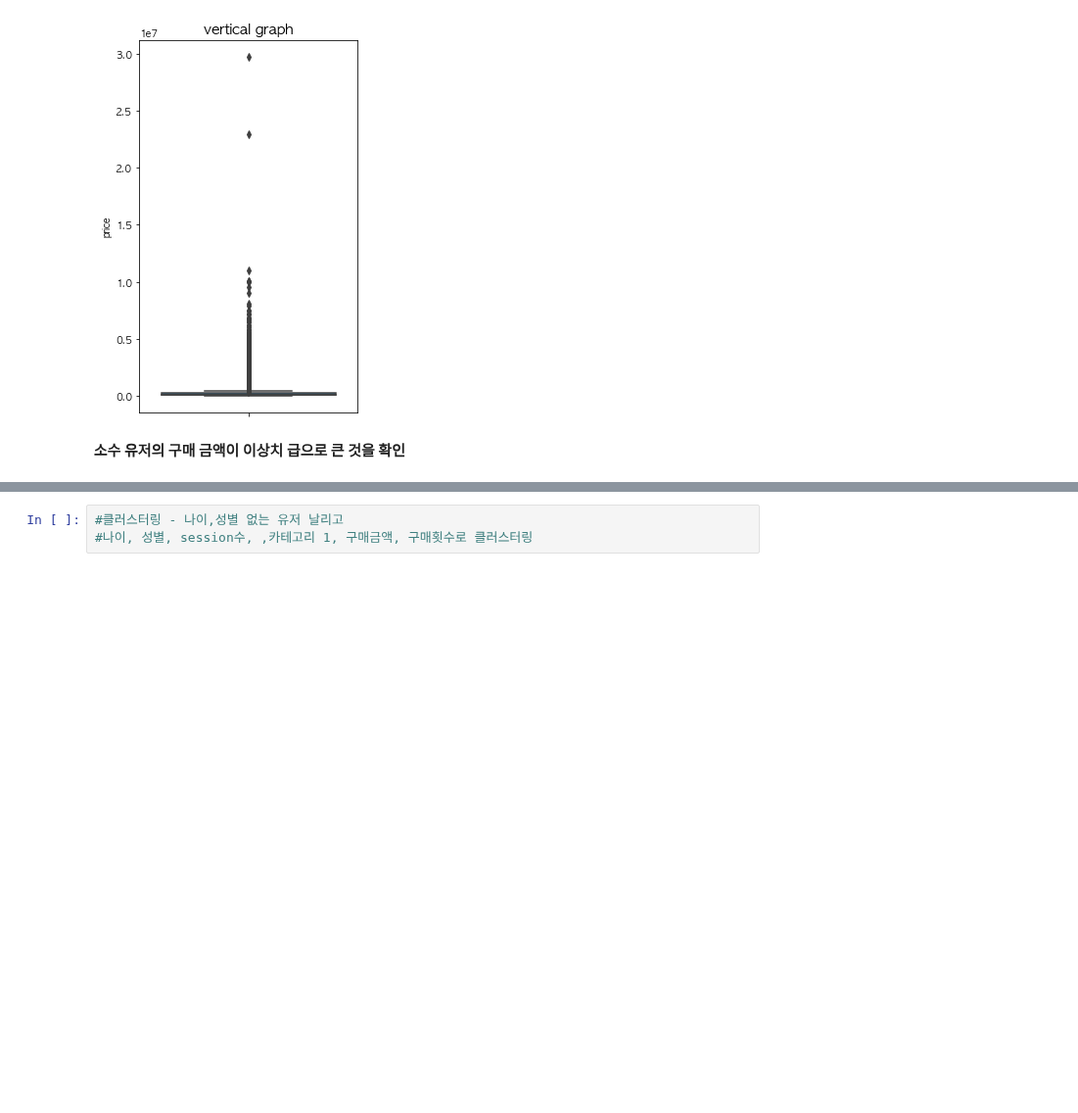
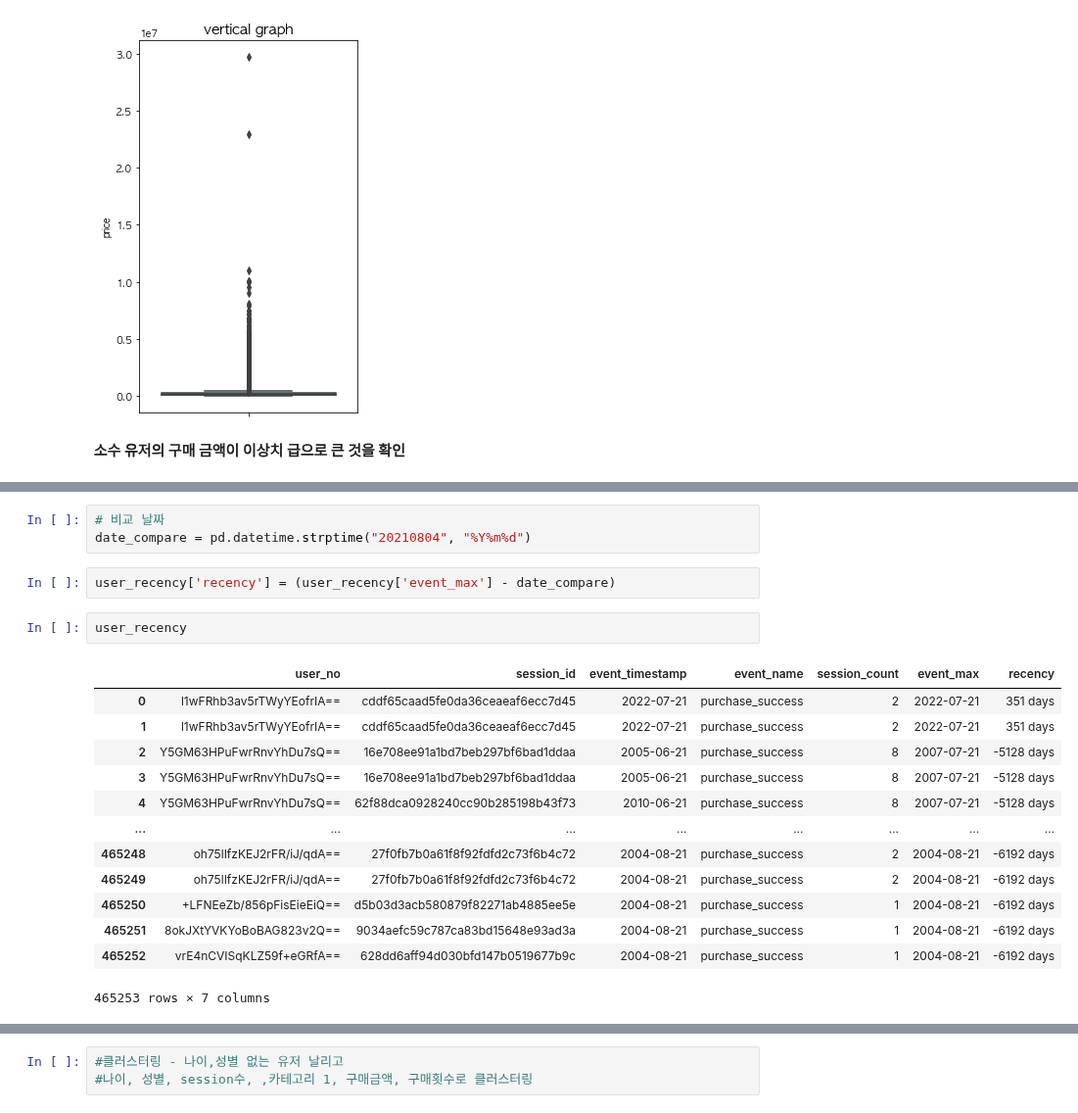
Before and after one commit to gr2edy/FastCampus_FinalProject_29cm, a Jupyter notebook: FC_FinalProject.ipynb, the cells around one changed output, grey strips where cells are left out. Shown at 98% size. Cells and saved outputs as stored; diff of their text form; blank space fills up the shorter version.

```diff
--- a/FC_FinalProject.ipynb
+++ b/FC_FinalProject.ipynb
@@ -681,0 +617,21 @@ ValueError: The truth value of a Series is ambiguous. Use a.empty, a.bool(), a.i
+# %%
+# 비교 날짜
+date_compare = pd.datetime.strptime("20210804", "%Y%m%d")
+# %%
+user_recency['recency'] = (user_recency['event_max'] - date_compare)
+# %%
+user_recency
+# %% [output]
+|  | user_no | session_id | event_timestamp | event_name | session_count | event_max | recency |
+| 0 | l1wFRhb3av5rTWyYEofrIA== | cddf65caad5fe0da36ceaeaf6ecc7d45 | 2022-07-21 | purchase_success | 2 | 2022-07-21 | 351 days |
+| 1 | l1wFRhb3av5rTWyYEofrIA== | cddf65caad5fe0da36ceaeaf6ecc7d45 | 2022-07-21 | purchase_success | 2 | 2022-07-21 | 351 days |
+| 2 | Y5GM63HPuFwrRnvYhDu7sQ== | 16e708ee91a1bd7beb297bf6bad1ddaa | 2005-06-21 | purchase_success | 8 | 2007-07-21 | -5128 days |
+| 3 | Y5GM63HPuFwrRnvYhDu7sQ== | 16e708ee91a1bd7beb297bf6bad1ddaa | 2005-06-21 | purchase_success | 8 | 2007-07-21 | -5128 days |
+| 4 | Y5GM63HPuFwrRnvYhDu7sQ== | 62f88dca0928240cc90b285198b43f73 | 2010-06-21 | purchase_success | 8 | 2007-07-21 | -5128 days |
+| ... | ... | ... | ... | ... | ... | ... | ... |
+| 465248 | oh75lIfzKEJ2rFR/iJ/qdA== | 27f0fb7b0a61f8f92fdfd2c73f6b4c72 | 2004-08-21 | purchase_success | 2 | 2004-08-21 | -6192 days |
+| 465249 | oh75lIfzKEJ2rFR/iJ/qdA== | 27f0fb7b0a61f8f92fdfd2c73f6b4c72 | 2004-08-21 | purchase_success | 2 | 2004-08-21 | -6192 days |
+| 465250 | +LFNEeZb/856pFisEieEiQ== | d5b03d3acb580879f82271ab4885ee5e | 2004-08-21 | purchase_success | 1 | 2004-08-21 | -6192 days |
+| 465251 | 8okJXtYVKYoBoBAG823v2Q== | 9034aefc59c787ca83bd15648e93ad3a | 2004-08-21 | purchase_success | 1 | 2004-08-21 | -6192 days |
+| 465252 | vrE4nCVISqKLZ59f+eGRfA== | 628dd6aff94d030bfd147b0519677b9c | 2004-08-21 | purchase_success | 1 | 2004-08-21 | -6192 days |
+465253 rows × 7 columns
```
Also changed, not shown: parts of 72 cells of this notebook.
